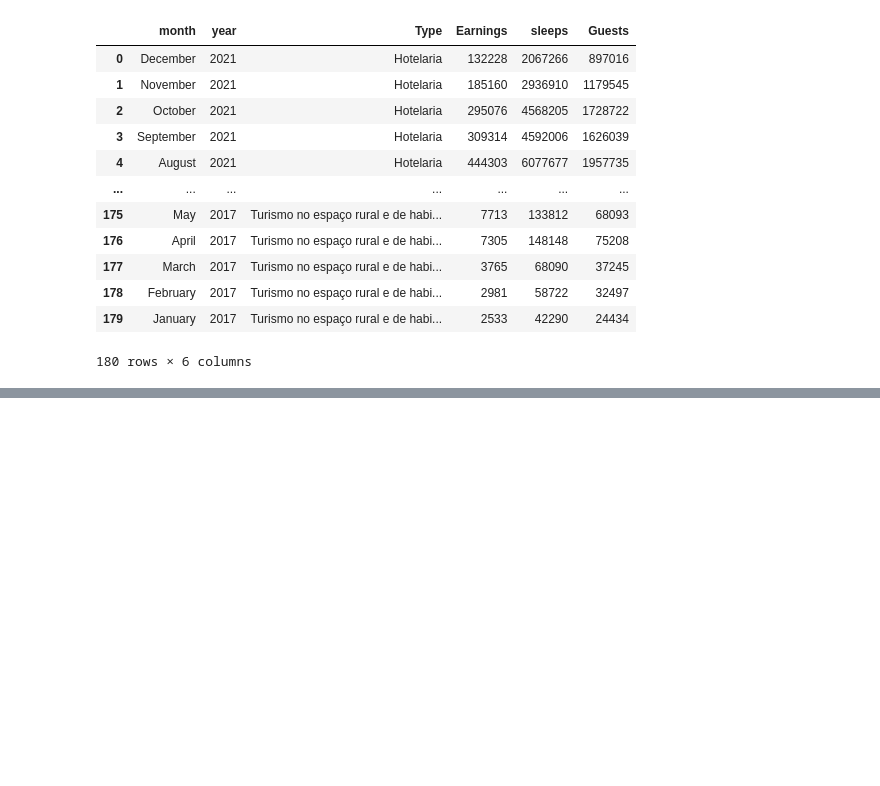
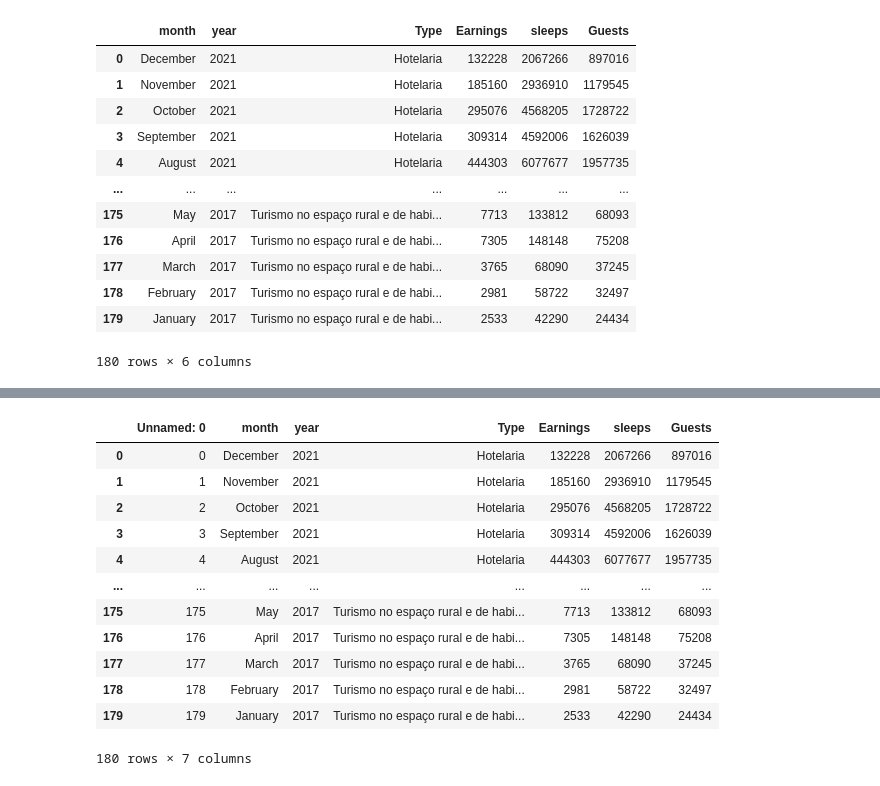
Before and after one commit to LuisaPolicarpo/Project5, a Jupyter notebook: Time_series_s_e_g.ipynb, the cells around one changed output, grey strips where cells are left out. Cells and saved outputs as stored; diff of their text form; code cells hidden in the pictures; blank space fills up the shorter version.

```diff
--- a/Time_series_s_e_g.ipynb
+++ b/Time_series_s_e_g.ipynb
@@ -413,3 +419,19 @@ files.download('final.csv')
+# %%
+df_final_v2
+# %% [output]
+|  | Unnamed: 0 | month | year | Type | Earnings | sleeps | Guests |
+| 0 | 0 | December | 2021 | Hotelaria | 132228 | 2067266 | 897016 |
+| 1 | 1 | November | 2021 | Hotelaria | 185160 | 2936910 | 1179545 |
+| 2 | 2 | October | 2021 | Hotelaria | 295076 | 4568205 | 1728722 |
+| 3 | 3 | September | 2021 | Hotelaria | 309314 | 4592006 | 1626039 |
+| 4 | 4 | August | 2021 | Hotelaria | 444303 | 6077677 | 1957735 |
+| ... | ... | ... | ... | ... | ... | ... | ... |
+| 175 | 175 | May | 2017 | Turismo no espaço rural e de habi... | 7713 | 133812 | 68093 |
+| 176 | 176 | April | 2017 | Turismo no espaço rural e de habi... | 7305 | 148148 | 75208 |
+| 177 | 177 | March | 2017 | Turismo no espaço rural e de habi... | 3765 | 68090 | 37245 |
+| 178 | 178 | February | 2017 | Turismo no espaço rural e de habi... | 2981 | 58722 | 32497 |
+| 179 | 179 | January | 2017 | Turismo no espaço rural e de habi... | 2533 | 42290 | 24434 |
+180 rows × 7 columns
 # %%
 months = {'January':'01', 'February':'02', 'March':'03', 'April':'04', 'May':'05', 'June':'06', 'July':'07', 'August':'08', 'September':'09', 'October':10, 'November':11, 'December':12}
 df_final_v2_1=df_final_v2.replace({"month": months})
```
Also changed, not shown: parts of 19 cells of this notebook.
